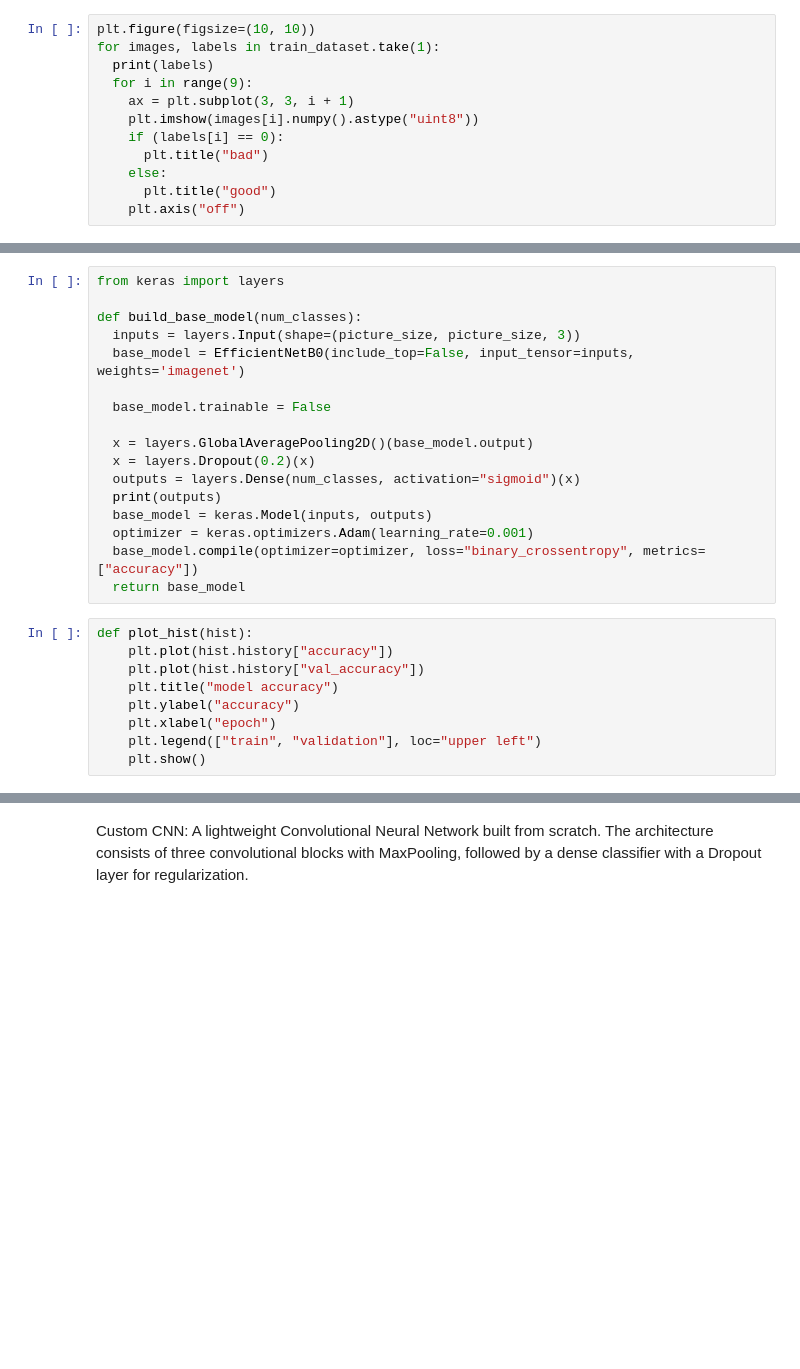
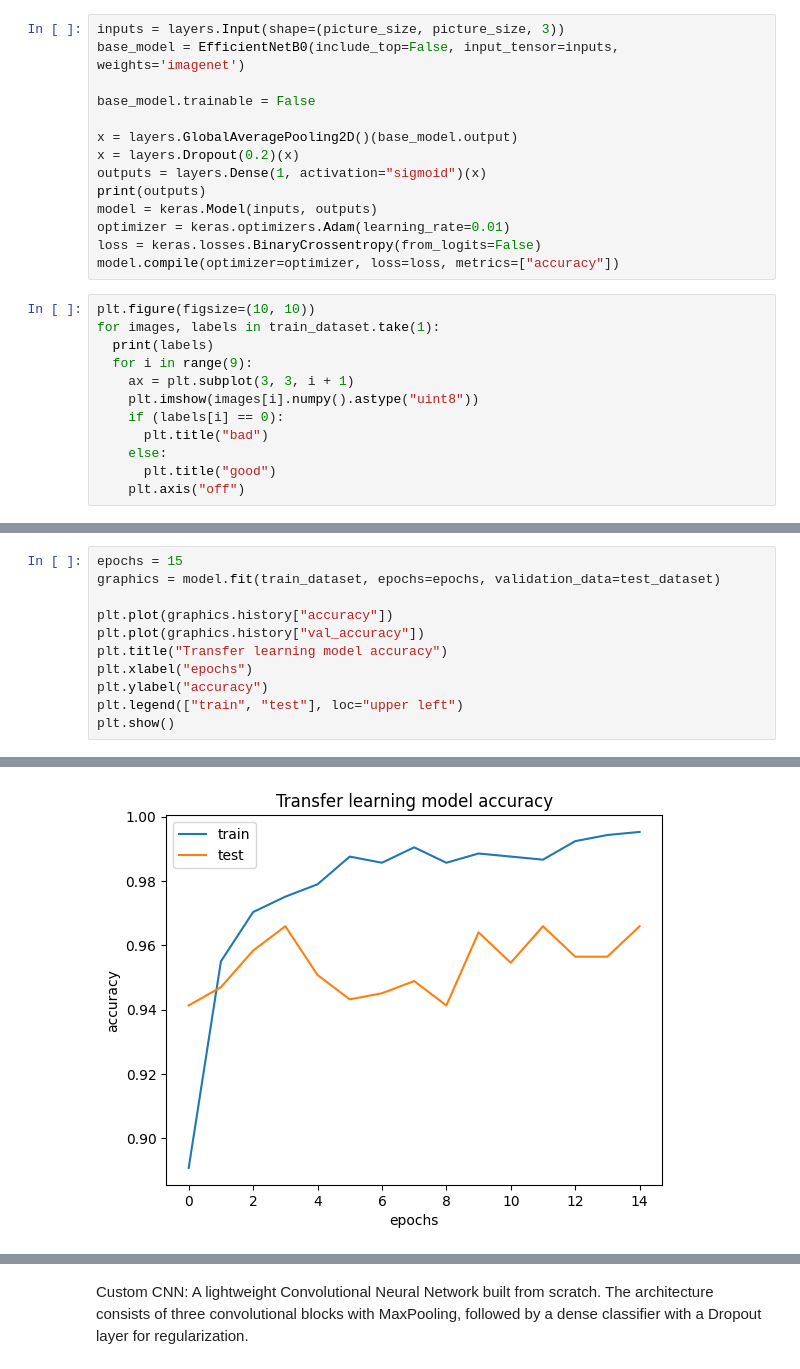
Before and after one commit to vituhaa/Healthy-Posture, a Jupyter notebook: EfficientNetB0_experiment.ipynb, the cells around one changed output, grey strips where cells are left out. Cells and saved outputs as stored; diff of their text form; blank space fills up the shorter version.

```diff
--- a/EfficientNetB0_experiment.ipynb
+++ b/EfficientNetB0_experiment.ipynb
@@ -48,3 +41,17 @@ print(train_dataset)
+# %%
+inputs = layers.Input(shape=(picture_size, picture_size, 3))
+base_model = EfficientNetB0(include_top=False, input_tensor=inputs, weights='imagenet')
+
+base_model.trainable = False
+
+x = layers.GlobalAveragePooling2D()(base_model.output)
+x = layers.Dropout(0.2)(x)
+outputs = layers.Dense(1, activation="sigmoid")(x)
+print(outputs)
+model = keras.Model(inputs, outputs)
+optimizer = keras.optimizers.Adam(learning_rate=0.01)
+loss = keras.losses.BinaryCrossentropy(from_logits=False)
+model.compile(optimizer=optimizer, loss=loss, metrics=["accuracy"])
 # %%
 plt.figure(figsize=(10, 10))
 for images, labels in train_dataset.take(1):
@@ -83,26 +80,12 @@ for image, _ in train_dataset.take(1):
-# %%
-from keras import layers
-
-def build_base_model(num_classes):
-  inputs = layers.Input(shape=(picture_size, picture_size, 3))
-  base_model = EfficientNetB0(include_top=False, input_tensor=inputs, weights='imagenet')
-
-  base_model.trainable = False
-
-  x = layers.GlobalAveragePooling2D()(base_model.output)
-  x = layers.Dropout(0.2)(x)
-  outputs = layers.Dense(num_classes, activation="sigmoid")(x)
-  print(outputs)
-  base_model = keras.Model(inputs, outputs)
-  optimizer = keras.optimizers.Adam(learning_rate=0.001)
-  base_model.compile(optimizer=optimizer, loss="binary_crossentropy", metrics=["accuracy"])
-  return base_model
 # %%
-def plot_hist(hist):
-    plt.plot(hist.history["accuracy"])
-    plt.plot(hist.history["val_accuracy"])
-    plt.title("model accuracy")
-    plt.ylabel("accuracy")
-    plt.xlabel("epoch")
-    plt.legend(["train", "validation"], loc="upper left")
-    plt.show()
+epochs = 15
+graphics = model.fit(train_dataset, epochs=epochs, validation_data=test_dataset)
+
+plt.plot(graphics.history["accuracy"])
+plt.plot(graphics.history["val_accuracy"])
+plt.title("Transfer learning model accuracy")
+plt.xlabel("epochs")
+plt.ylabel("accuracy")
+plt.legend(["train", "test"], loc="upper left")
+plt.show()
+# %% [output]
@@ -108,0 +109 @@ def plot_hist(hist):
+[figure, added]
```
Also changed, not shown: parts of 14 cells of this notebook.
